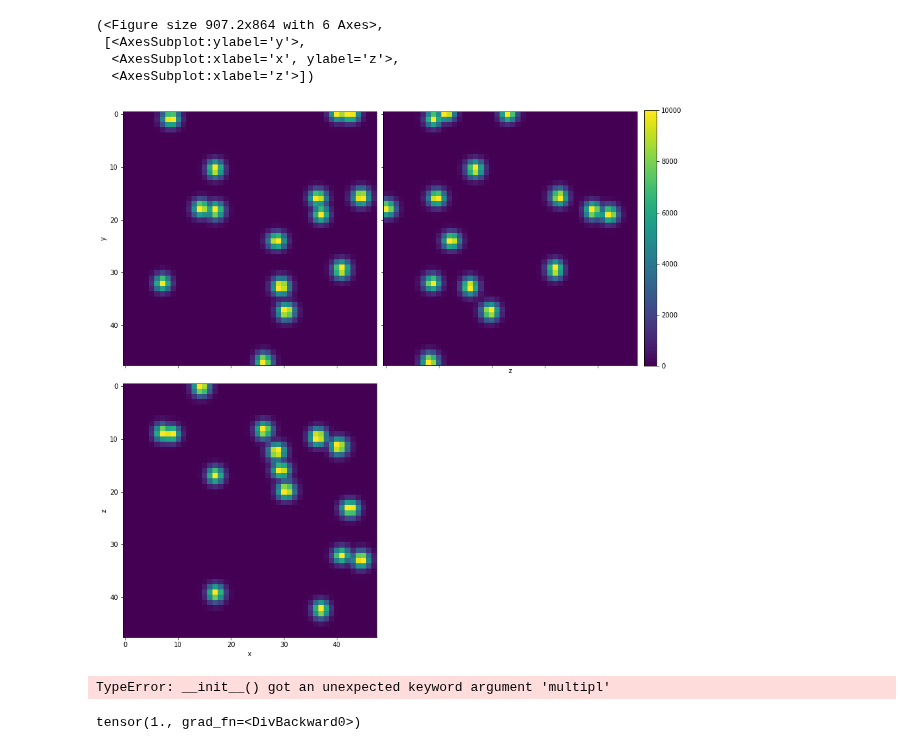
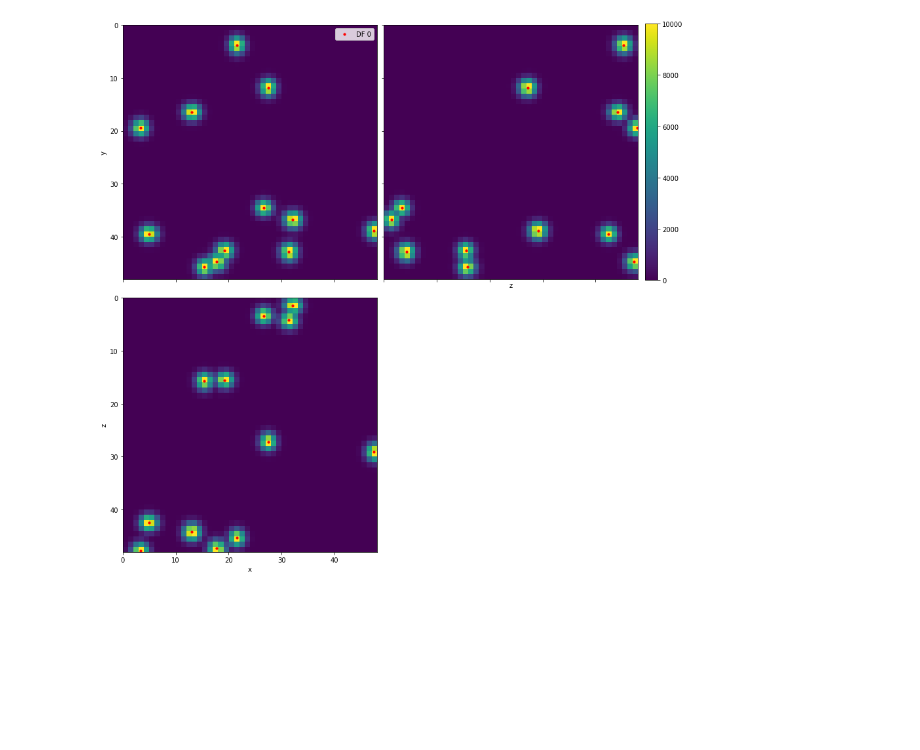
Before and after one commit to TuragaLab/decode_fish, a Jupyter notebook: nbs/02_microscope.ipynb, the cells around one changed output. Cells and saved outputs as stored; diff of their text form; code cells hidden in the pictures; blank space fills up the shorter version.

Commit message:
clean microscope. adjust Proj plot to start at 0

```diff
--- a/nbs/02_microscope.ipynb
+++ b/nbs/02_microscope.ipynb
@@ -234,8 +166,8 @@ def extractvalues( locs: torch.tensor,
 from decode_fish.engine.psf import LinearInterpolatedPSF
 from decode_fish.engine.noise import sCMOS
 from decode_fish.engine.point_process import PointProcessUniform
-from decode_fish.funcs.plotting import plot_3d_projections
 from decode_fish.funcs.file_io import get_gaussian_psf
+from decode_fish.funcs.output_trafo import sample_to_df
 
 psf = get_gaussian_psf([13,21,21],[1,1,1]).cuda()
 
@@ -245,3 +177,4 @@ micro = Microscope(psf=psf, noise=noise).cuda()
 
 point_process = PointProcessUniform(local_rate = torch.ones([2,1,48,48,48]).cuda()*.0001)
 locs_3d, x_os_3d, y_os_3d, z_os_3d, ints_3d, output_shape = point_process.sample()
+df = sample_to_df(locs_3d, x_os_3d, y_os_3d, z_os_3d, ints_3d, px_size_zyx=[1,1,1])
@@ -256,22 +181,6 @@ plot_3d_projections(psf.forward(torch.tensor([1]).cuda(),torch.tensor([2.5]).cud
 # %%
-xsim = micro(locs_3d, x_os_3d, y_os_3d, z_os_3d, ints_3d, output_shape)
-plot_3d_projections(xsim[0,0])
+xsim, psf = micro(locs_3d, x_os_3d, y_os_3d, z_os_3d, ints_3d, output_shape, eval_=True)
+fig, ax = plot_3d_projections(xsim[0,0])
+scat_3d_projections(ax, df[df['frame_idx'] == 0])
 # %% [output]
-(<Figure size 907.2x864 with 6 Axes>,
- [<AxesSubplot:ylabel='y'>,
-  <AxesSubplot:xlabel='x', ylabel='z'>,
-  <AxesSubplot:xlabel='z'>])
-[figure, old version]
+[figure, new version]
-# %%
-from decode_fish.funcs.file_io import get_gaussian_psf
-cfg = OmegaConf.load('/groups/turaga/home/speisera/Mackebox/Artur/WorkDB/deepstorm/models/fishcod/N2_352/sweep_b1/psf_noise:0xnum_iter:10000/train.yaml')
-psf = get_gaussian_psf(cfg.microscope.psf_extent_zyx, cfg.PSF.gauss_radii)
-# psf.load_state_dict(torch.load(Path(cfg.output.save_dir)/'psf.pkl'))
-noise = hydra.utils.instantiate(cfg.noise)
-micro = Microscope(psf=[psf], noise=noise, multipl=cfg.microscope.multipl, psf_noise=2e-3, clamp_mode=cfg.microscope.clamp_mode).cuda()
-# %% [output]
-TypeError: __init__() got an unexpected keyword argument 'multipl'
-# %%
-get_gaussian_psf(cfg.microscope.psf_extent_zyx, cfg.PSF.gauss_radii).psf_volume.sum()/psf.psf_volume.sum()
-# %% [output]
-tensor(1., grad_fn=<DivBackward0>)
```
Also changed, not shown: parts of 15 cells of this notebook, 11 other files.
